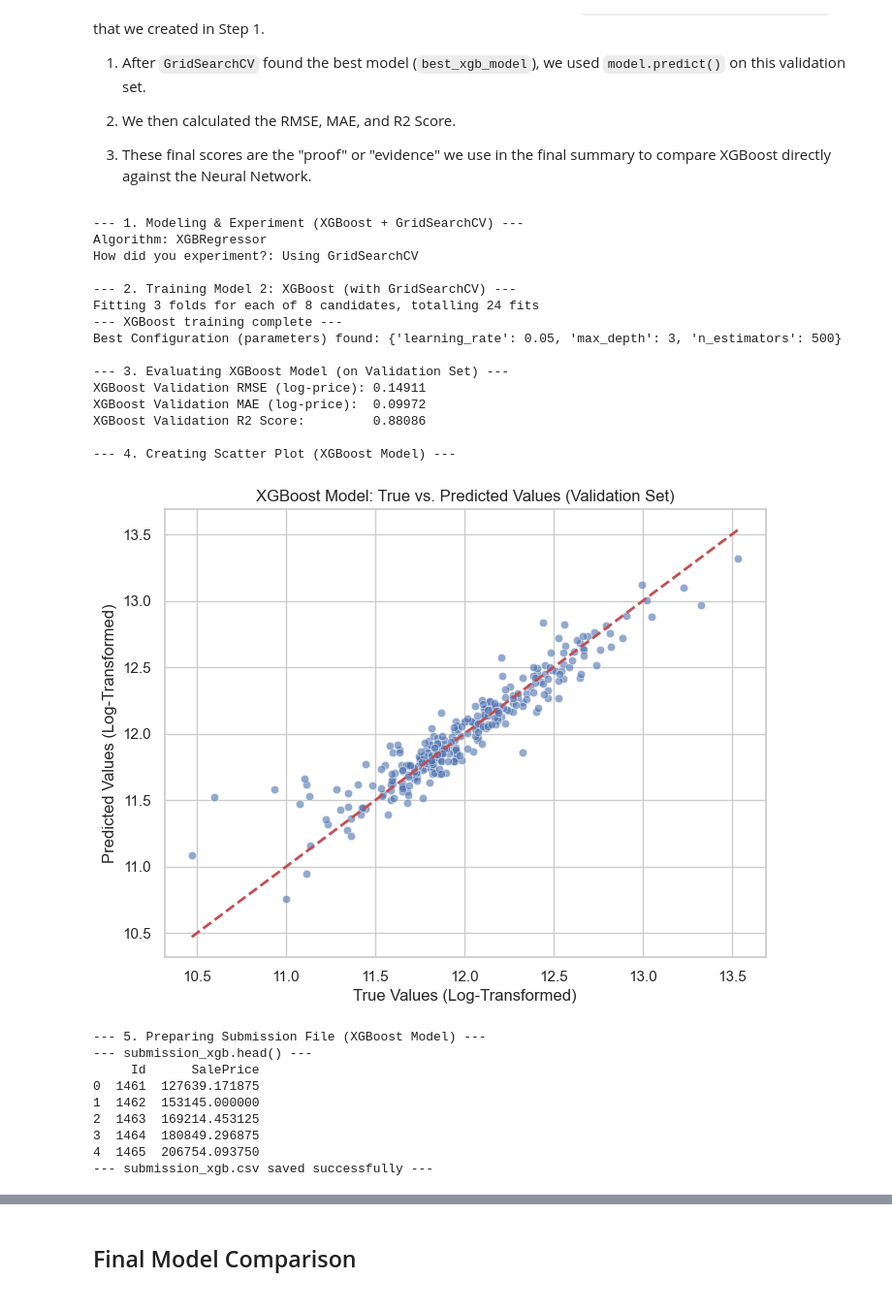
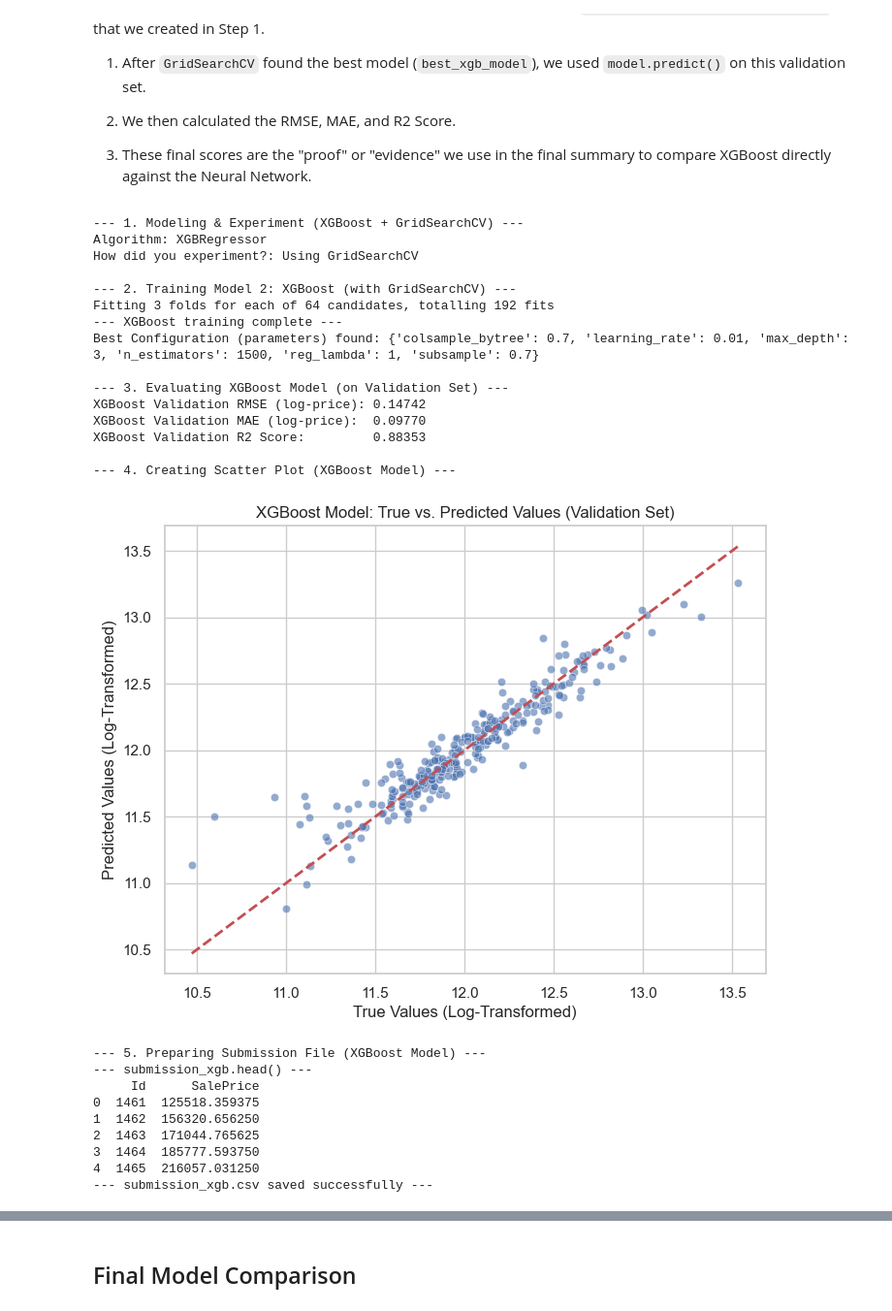
Before and after one commit to Jessiwulf/Term-Project-AI, a Jupyter notebook: Project_AI_ML.ipynb, the cells around one changed output, grey strips where cells are left out. Shown: that part at 97% size. Cells and saved outputs as stored; diff of their text form; code cells hidden in the pictures.

```diff
--- a/Project_AI_ML.ipynb
+++ b/Project_AI_ML.ipynb
@@ -596,9 +625,12 @@ xgb_model = XGBRegressor(random_state=42,
 # Define the "param_grid" - these are the configurations we will test
 # (This is a small grid for faster execution)
 param_grid = {
-    'n_estimators': [100, 500],  # Number of trees
-    'learning_rate': [0.05, 0.1], # Learning rate
-    'max_depth': [3, 5]           # Max depth of trees
+    'n_estimators': [1000, 1500],   # Keep high (we have early stopping)
+    'learning_rate': [0.01, 0.05], # Keep low
+    'max_depth': [3, 4],           # <-- REDUCED depth
+    'subsample': [0.7, 0.8],       # <-- ADDED row sampling
+    'colsample_bytree': [0.7, 0.8],# <-- ADDED feature sampling
+    'reg_lambda': [1, 5]           # <-- ADDED L2 penalty
 }
 
 # 1.2 "How do you test to compare your developing models?"
@@ -661,45 +693,45 @@ plt.show()
 
 # 5. Prediction for Submission
 print("\n--- 5. Preparing Submission File (XGBoost Model) ---")
 # Predict on X_test_processed
 final_pred_xgb_log = best_xgb_model.predict(X_test_processed)
 
 # !!Important!! Revert log-price predictions to actual prices (using np.expm1)
 final_pred_xgb = np.expm1(final_pred_xgb_log)
 
 # Create submission DataFrame
 submission_xgb = pd.DataFrame({'Id': test_ids, 'SalePrice': final_pred_xgb.flatten()})
 
 # Show .head() of the submission file
 print("--- submission_xgb.head() ---")
 print(submission_xgb.head())
 
 # Save as CSV file
 submission_xgb.to_csv('submission_xgb.csv', index=False)
 print("--- submission_xgb.csv saved successfully ---")
 # %% [output]
 --- 1. Modeling & Experiment (XGBoost + GridSearchCV) ---
 Algorithm: XGBRegressor
 How did you experiment?: Using GridSearchCV
 
 --- 2. Training Model 2: XGBoost (with GridSearchCV) ---
-Fitting 3 folds for each of 8 candidates, totalling 24 fits
+Fitting 3 folds for each of 64 candidates, totalling 192 fits
 --- XGBoost training complete ---
-Best Configuration (parameters) found: {'learning_rate': 0.05, 'max_depth': 3, 'n_estimators': 500}
+Best Configuration (parameters) found: {'colsample_bytree': 0.7, 'learning_rate': 0.01, 'max_depth': 3, 'n_estimators': 1500, 'reg_lambda': 1, 'subsample': 0.7}
 
 --- 3. Evaluating XGBoost Model (on Validation Set) ---
-XGBoost Validation RMSE (log-price): 0.14911
-XGBoost Validation MAE (log-price):  0.09972
-XGBoost Validation R2 Score:         0.88086
+XGBoost Validation RMSE (log-price): 0.14742
+XGBoost Validation MAE (log-price):  0.09770
+XGBoost Validation R2 Score:         0.88353
 
 --- 4. Creating Scatter Plot (XGBoost Model) ---
-[figure, old version]
+[figure, new version]
 --- 5. Preparing Submission File (XGBoost Model) ---
 --- submission_xgb.head() ---
      Id      SalePrice
-0  1461  127639.171875
-1  1462  153145.000000
-2  1463  169214.453125
-3  1464  180849.296875
-4  1465  206754.093750
+0  1461  125518.359375
+1  1462  156320.656250
+2  1463  171044.765625
+3  1464  185777.593750
+4  1465  216057.031250
 --- submission_xgb.csv saved successfully ---
```
Also changed, not shown: parts of 5 cells of this notebook.
